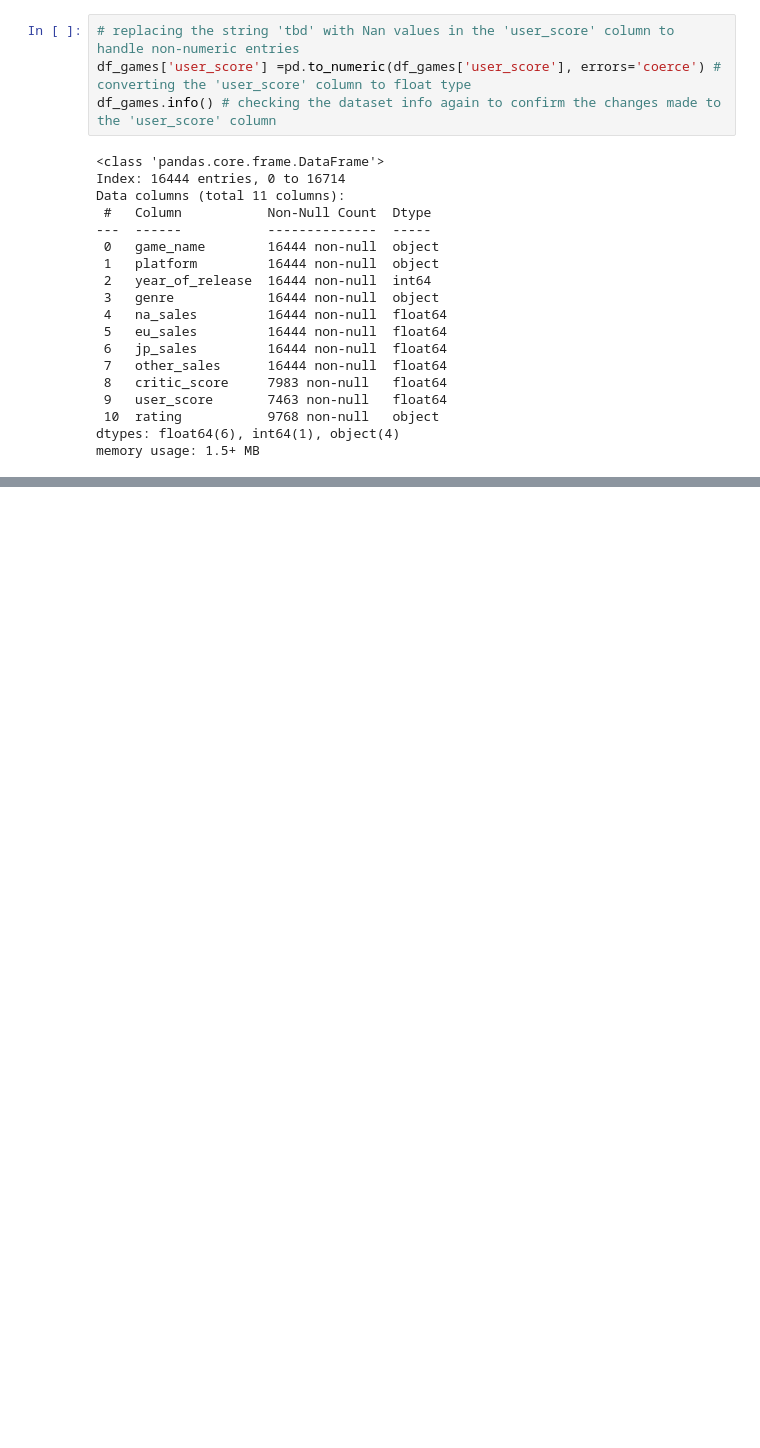
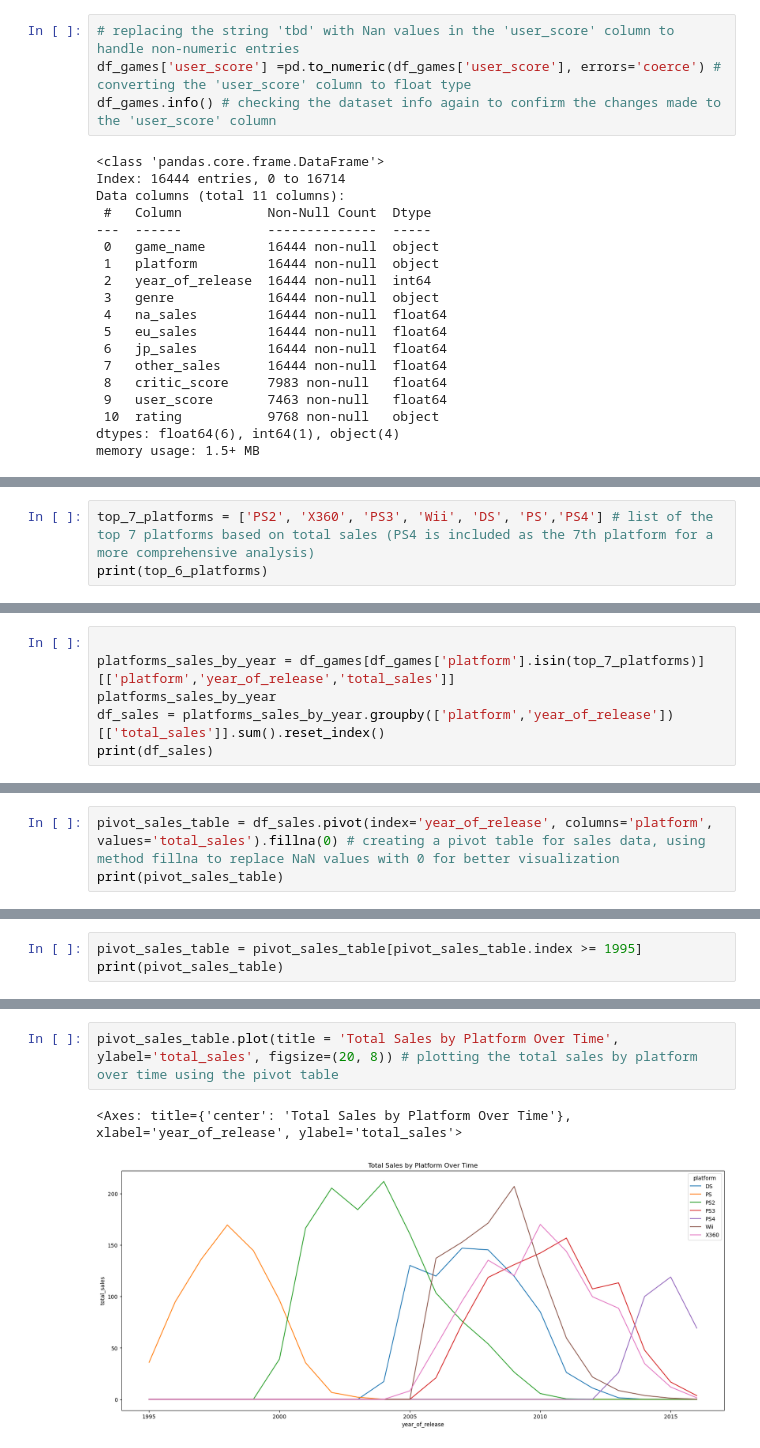
Before and after one commit to BrutusGentil/video_game_market_analysis, a Jupyter notebook: analysis.ipynb, the cells around one changed output, grey strips where cells are left out. Drawn from its saved outputs; the diff is of its cells as text; blank space fills up the shorter version.

Commit message:
Analysing the top sales platforms over the years

```diff
--- a/analysis.ipynb
+++ b/analysis.ipynb
@@ -117,0 +198,3 @@ memory usage: 1.5+ MB
+# %%
+top_7_platforms = ['PS2', 'X360', 'PS3', 'Wii', 'DS', 'PS','PS4'] # list of the top 7 platforms based on total sales (PS4 is included as the 7th platform for a more comprehensive analysis)
+print(top_6_platforms)
@@ -117,0 +203,6 @@ memory usage: 1.5+ MB
+# %%
+
+platforms_sales_by_year = df_games[df_games['platform'].isin(top_7_platforms)][['platform','year_of_release','total_sales']]
+platforms_sales_by_year
+df_sales = platforms_sales_by_year.groupby(['platform','year_of_release'])[['total_sales']].sum().reset_index()
+print(df_sales)
@@ -117,0 +224,3 @@ memory usage: 1.5+ MB
+# %%
+pivot_sales_table = df_sales.pivot(index='year_of_release', columns='platform', values='total_sales').fillna(0) # creating a pivot table for sales data, using method fillna to replace NaN values with 0 for better visualization
+print(pivot_sales_table)
@@ -117,0 +247,3 @@ memory usage: 1.5+ MB
+# %%
+pivot_sales_table = pivot_sales_table[pivot_sales_table.index >= 1995]
+print(pivot_sales_table)
@@ -117,0 +268,5 @@ memory usage: 1.5+ MB
+# %%
+pivot_sales_table.plot(title = 'Total Sales by Platform Over Time', ylabel='total_sales', figsize=(20, 8)) # plotting the total sales by platform over time using the pivot table
+# %% [output]
+<Axes: title={'center': 'Total Sales by Platform Over Time'}, xlabel='year_of_release', ylabel='total_sales'>
+[figure, added]
```
Also changed, not shown: parts of 12 cells of this notebook.
